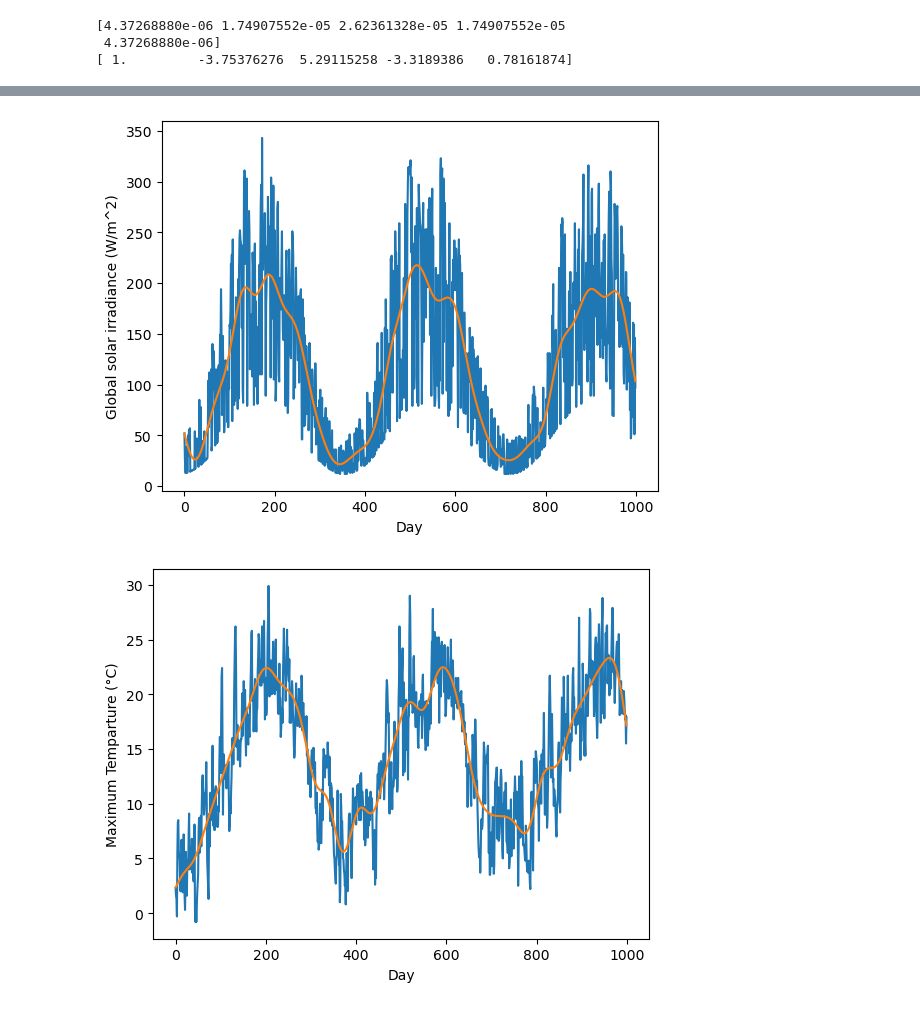
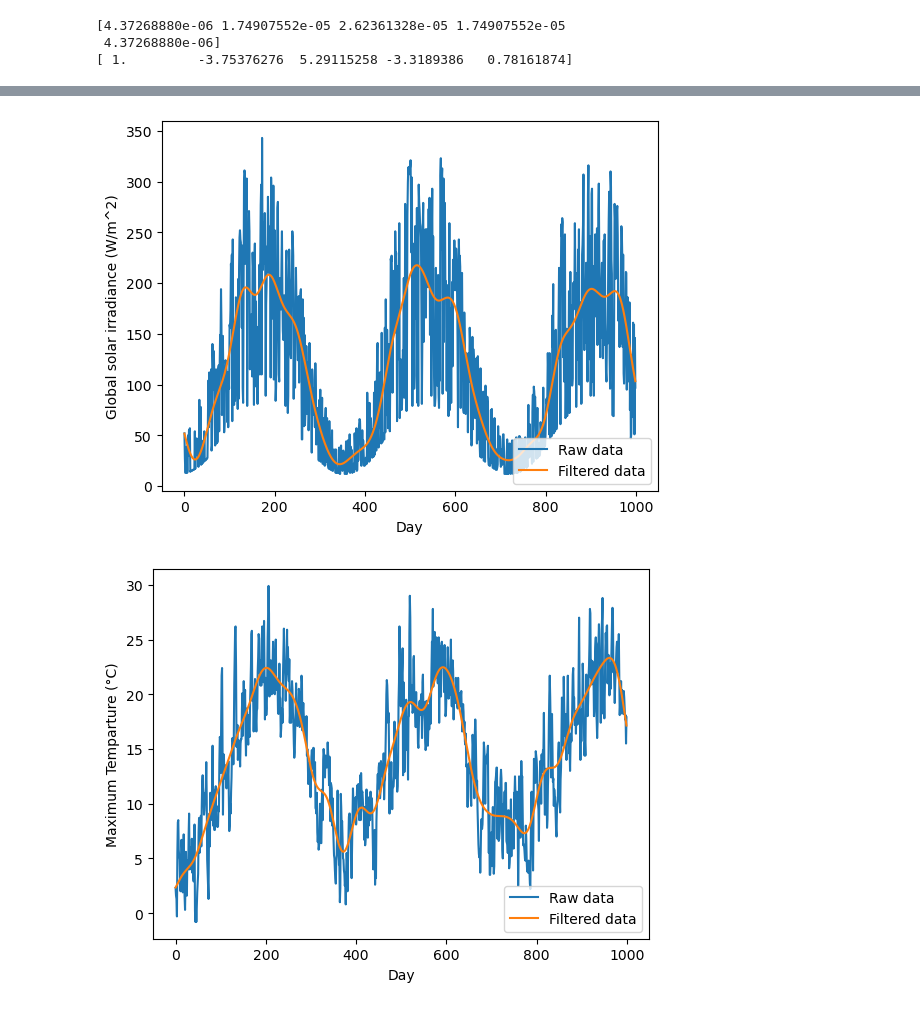
Before and after one commit to alanc0206/ELEC0088_Assignment, a Jupyter notebook: Chatbot/Filtering.ipynb, the cells around one changed output, grey strips where cells are left out. Saved outputs shown, nothing was run; the diff lists cells and outputs as text; code cells hidden in the pictures.

```diff
--- a/Chatbot/Filtering.ipynb
+++ b/Chatbot/Filtering.ipynb
@@ -61,21 +57,23 @@ plt.show()
 # %%
 plt.figure()
 plt.plot(values[0:1000, 2], label="Raw")
 plt.plot(values_filt[0:1000, 2], label="IIR filtered")
 plt.ylabel("Global solar irradiance (W/m^2)")
 plt.xlabel("Day")
+plt.legend(['Raw data', 'Filtered data'], loc='lower right')
 plt.show()
 # %% [output]
-[figure, old version]
+[figure, new version]
 # %%
 plt.figure()
 plt.plot(values[0:1000, 3], label="Raw")
 plt.plot(values_filt[0:1000, 3], label="IIR filtered")
 plt.ylabel("Maximum Temparture (\N{DEGREE SIGN}C)")
 plt.xlabel("Day")
+plt.legend(['Raw data', 'Filtered data'], loc='lower right')
 plt.show()
 # %% [output]
-[figure, old version]
+[figure, new version]
 # %%
 plt.figure()
 plt.plot(values[0:1000, 4], label="Raw")
```
Also changed, not shown: parts of 6 cells of this notebook, 6 other files.
